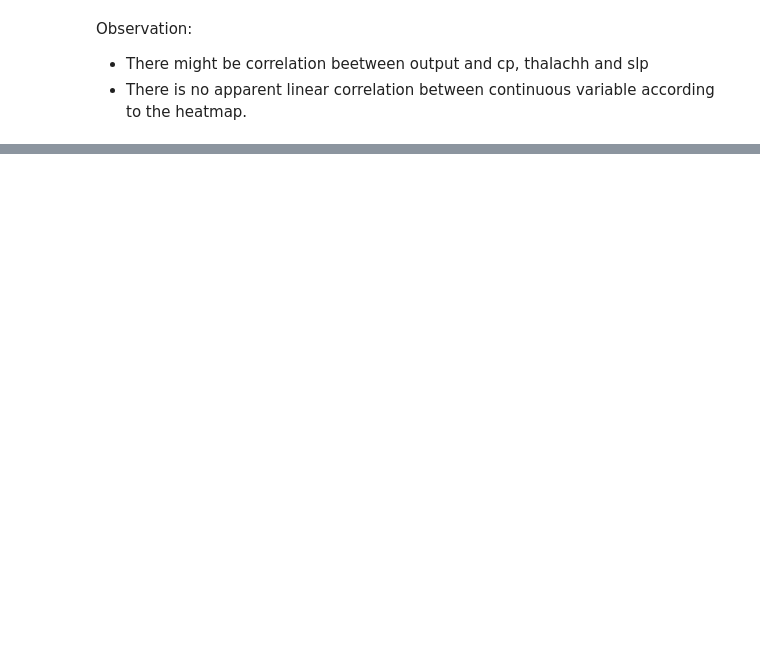
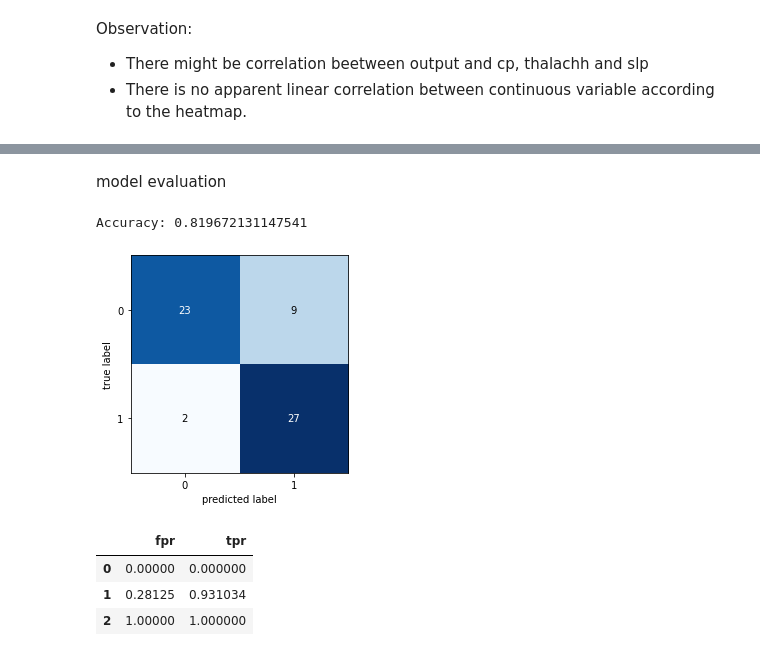
Before and after one commit to hanabero/sample_projects, a Jupyter notebook: heart.ipynb, the cells around one changed output, grey strips where cells are left out. Cells and saved outputs as stored; diff of their text form; code cells hidden in the pictures; blank space fills up the shorter version.

```diff
--- a/heart.ipynb
+++ b/heart.ipynb
@@ -377,0 +527,10 @@ Observation:
+# %%
+# scaling data
+from sklearn.preprocessing import StandardScaler
+
+scaler = StandardScaler()
+scaler.fit(X_train)
+
+X_train = scaler.transform(X_train)
+X_test = scaler.transform(X_test)
+X_train
@@ -377,0 +553,5 @@ Observation:
+# %%
+from sklearn.linear_model import LogisticRegression
+
+log_reg = LogisticRegression()
+log_reg.fit(X_train,y_train)
@@ -377,0 +564,3 @@ Observation:
+# %%
+y_pred = log_reg.predict(X_test)
+y_pred[:30]
@@ -377,0 +584,26 @@ Observation:
+# %% [markdown]
+model evaluation
+# %%
+from sklearn.metrics import confusion_matrix
+from sklearn.metrics import accuracy_score
+from mlxtend.plotting import plot_confusion_matrix
+
+cm = confusion_matrix(y_test, y_pred)
+plot_confusion_matrix(cm)
+logistic_regresion_score = accuracy_score(y_test, y_pred)
+print(f'Accuracy: {accuracy_score(y_test, y_pred)}')
+# %% [output]
+Accuracy: 0.819672131147541
+[figure, added]
+# %%
+from sklearn.metrics import roc_curve
+
+fpr, tpr, tresh = roc_curve(y_test, y_pred, pos_label=1)
+
+roc = pd.DataFrame({'fpr': fpr, 'tpr': tpr})
+roc
+# %% [output]
+|  | fpr | tpr |
+| 0 | 0.00000 | 0.000000 |
+| 1 | 0.28125 | 0.931034 |
+| 2 | 1.00000 | 1.000000 |
```
Also changed, not shown: parts of 48 cells of this notebook.
